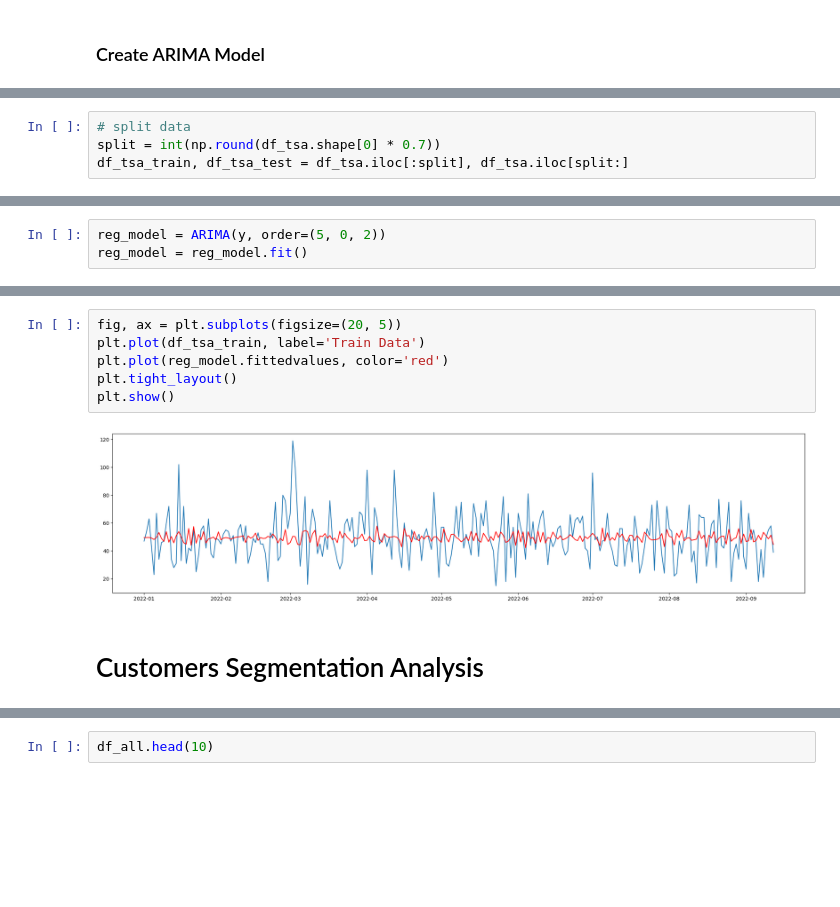
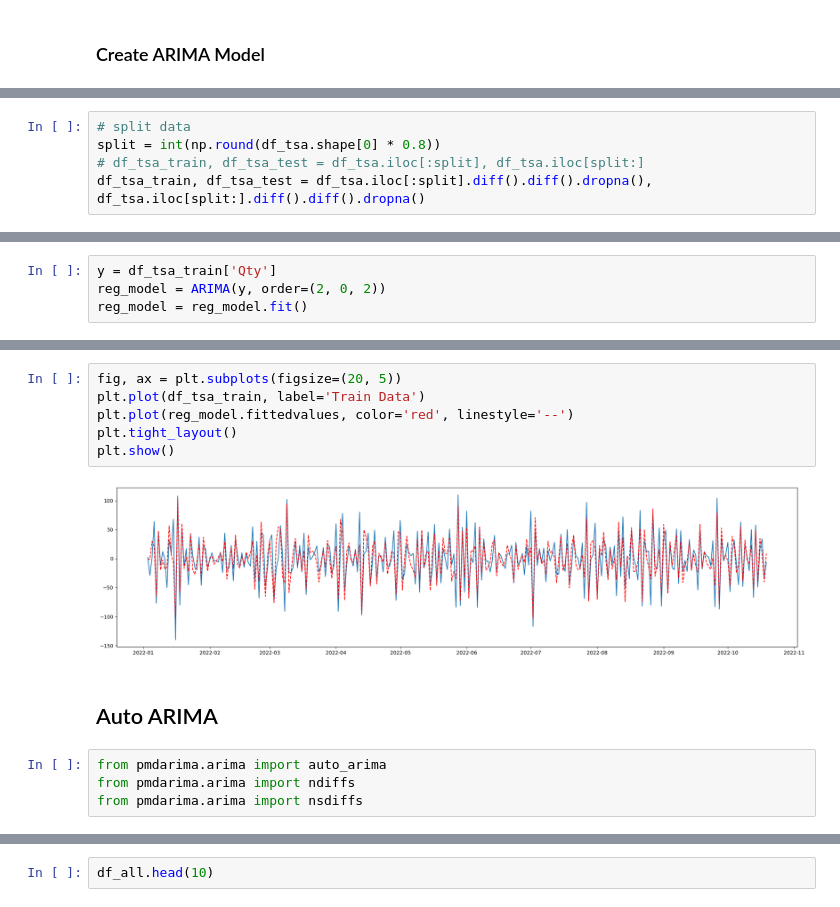
Before and after one commit to Faridwm/PBI_Rakamin-X-Kalbe_Data-Scientist, a Jupyter notebook: PBI ML.ipynb, the cells around one changed output, grey strips where cells are left out. Cells and saved outputs as stored; diff of their text form; blank space fills up the shorter version.

```diff
--- a/PBI ML.ipynb
+++ b/PBI ML.ipynb
@@ -499,4 +519,5 @@ plt.show()
 # %%
 # split data
-split = int(np.round(df_tsa.shape[0] * 0.7))
-df_tsa_train, df_tsa_test = df_tsa.iloc[:split], df_tsa.iloc[split:]
+split = int(np.round(df_tsa.shape[0] * 0.8))
+# df_tsa_train, df_tsa_test = df_tsa.iloc[:split], df_tsa.iloc[split:]
+df_tsa_train, df_tsa_test = df_tsa.iloc[:split].diff().diff().dropna(), df_tsa.iloc[split:].diff().diff().dropna()
@@ -550,5 +535,6 @@ y = df_tsa_train['Qty']
 # %%
-reg_model = ARIMA(y, order=(5, 0, 2))
+y = df_tsa_train['Qty']
+reg_model = ARIMA(y, order=(2, 0, 2))
 reg_model = reg_model.fit()
 # %% [output]
 No frequency information was provided, so inferred frequency D will be used.
@@ -597,10 +578,14 @@ Length: 255, dtype: float64
 # %%
 fig, ax = plt.subplots(figsize=(20, 5))
 plt.plot(df_tsa_train, label='Train Data')
-plt.plot(reg_model.fittedvalues, color='red')
+plt.plot(reg_model.fittedvalues, color='red', linestyle='--')
 plt.tight_layout()
 plt.show()
 # %% [output]
-[figure, old version]
+[figure, new version]
-# %% [markdown]
-# Customers Segmentation Analysis
+# %% [markdown]
+## Auto ARIMA
+# %%
+from pmdarima.arima import auto_arima
+from pmdarima.arima import ndiffs
+from pmdarima.arima import nsdiffs
```
Also changed, not shown: parts of 59 cells of this notebook, 5 other files.
